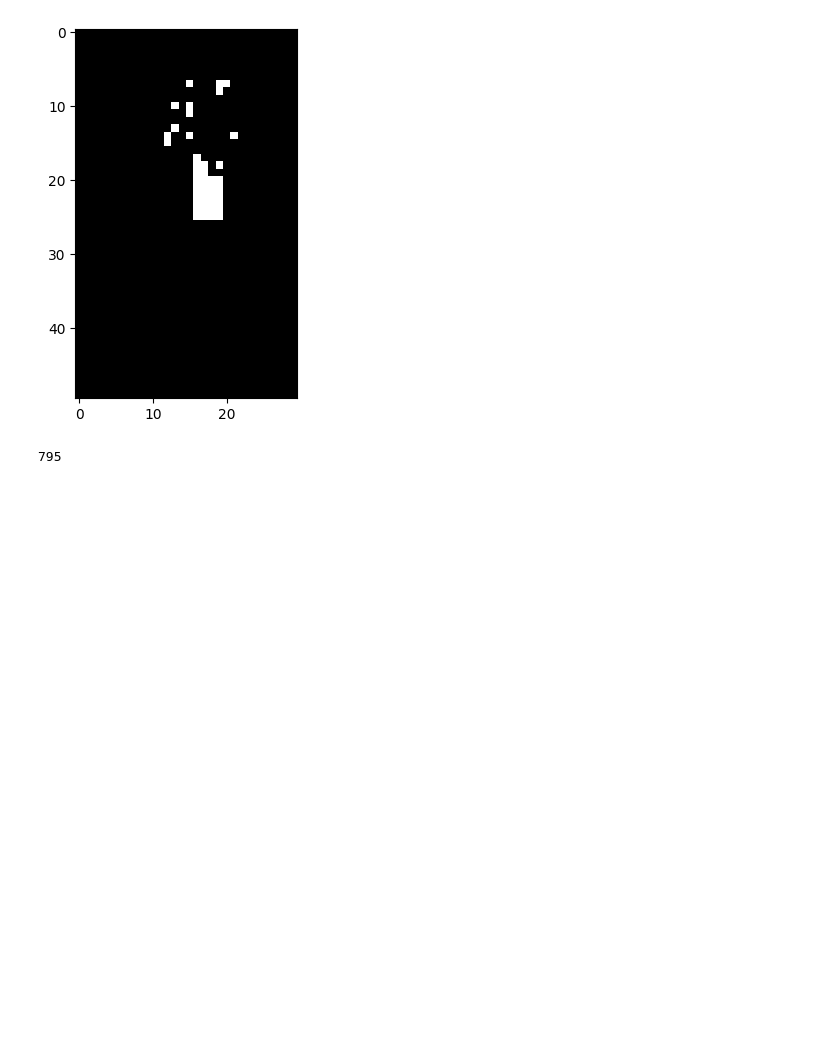
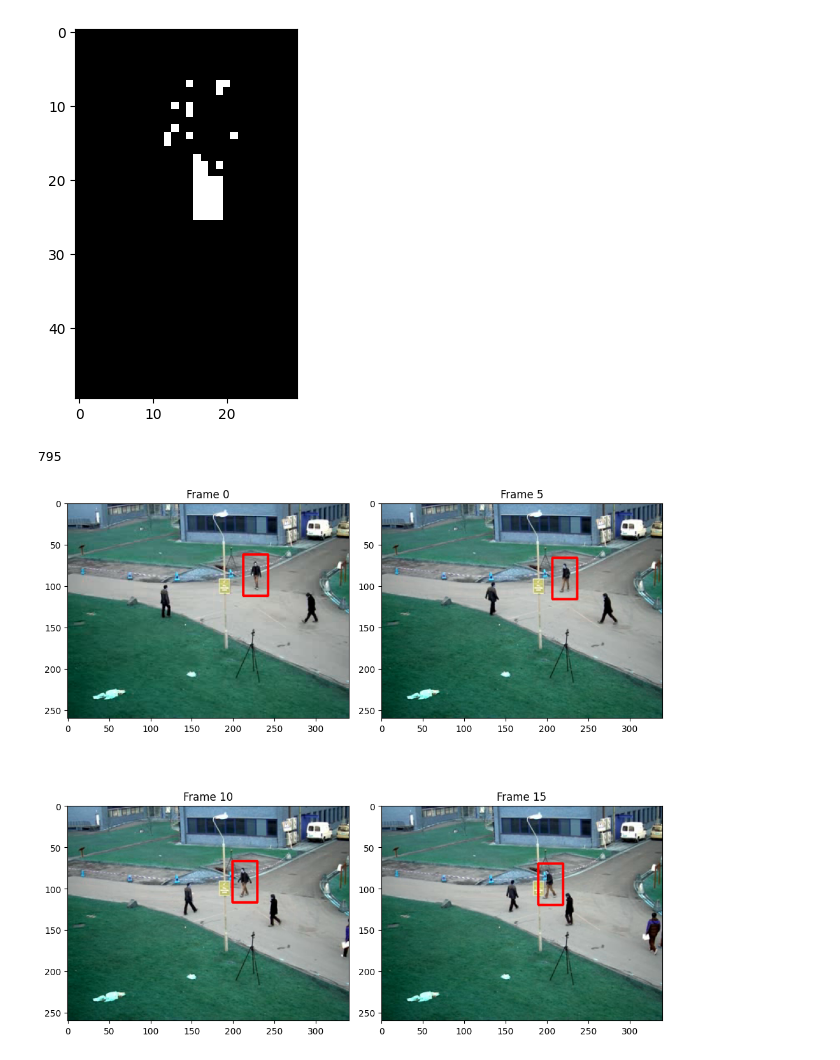
Before and after one commit to ChintzRuparel/Computer-Vision, a Jupyter notebook: Experiment7.ipynb, the cells around one changed output. Drawn from its saved outputs; the diff is of its cells as text; code cells hidden in the pictures; blank space fills up the shorter version.

```diff
--- a/Experiment7.ipynb
+++ b/Experiment7.ipynb
@@ -88,3 +88,24 @@ for i in  range(1,no_frames):
 len(frames)
 # %% [output]
 795
+# %%
+plt.figure(figsize = (10,10))
+plt.subplot(2,2,1)
+plt.imshow(frames[0])
+plt.title("Frame 0")
+
+plt.subplot(2,2,2)
+plt.imshow(frames[5])
+plt.title("Frame 5")
+
+plt.subplot(2,2,3)
+plt.imshow(frames[10])
+plt.title("Frame 10")
+
+plt.subplot(2,2,4)
+plt.imshow(frames[15])
+plt.title("Frame 15")
+
+plt.tight_layout()
+# %% [output]
+[figure, added]
```
